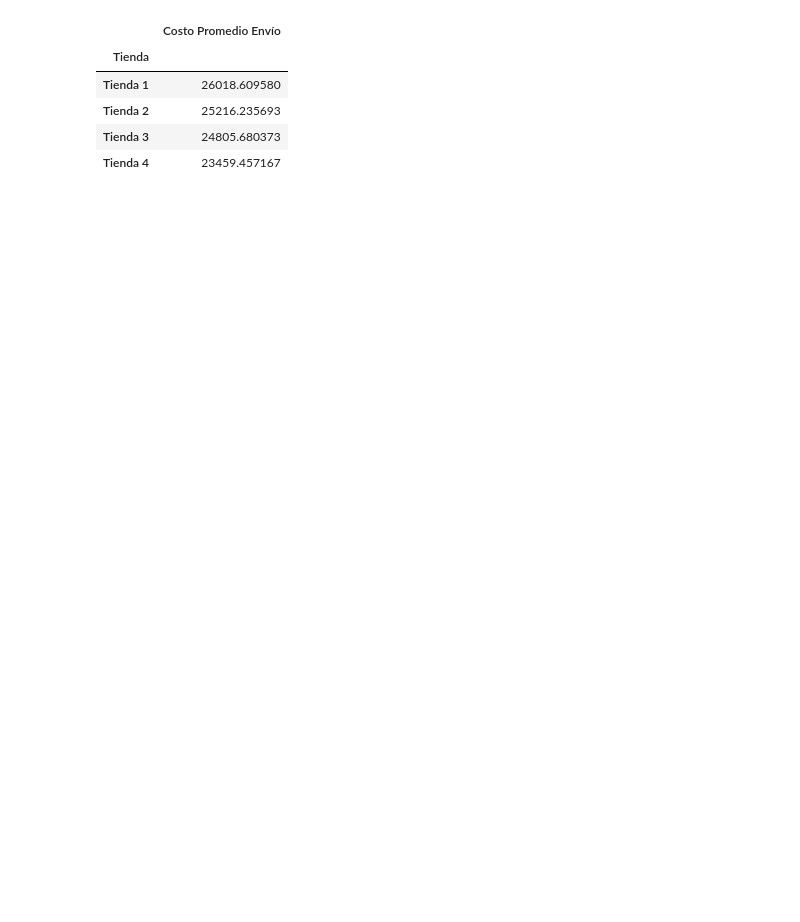
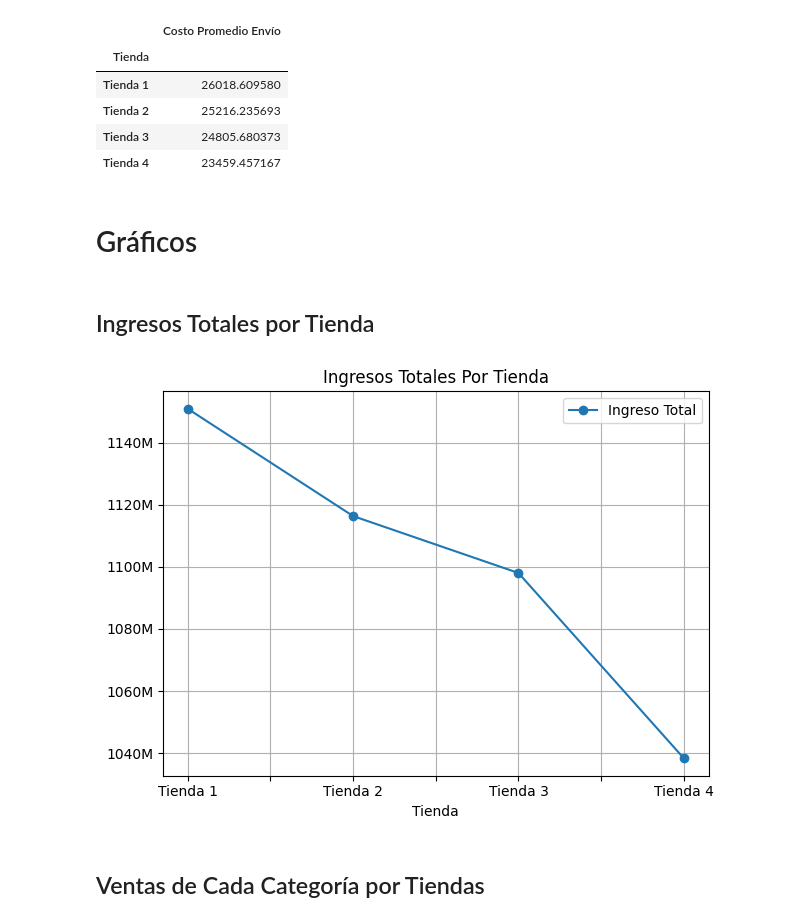
Before and after one commit to CristianRiascos/Alura-DS-Python-Challenge, a Jupyter notebook: Challenge.ipynb, the cells around one changed output. Drawn from its saved outputs; the diff is of its cells as text; code cells hidden in the pictures; blank space fills up the shorter version.

Commit message:
feat: add graphs and final report

```diff
--- a/Challenge.ipynb
+++ b/Challenge.ipynb
@@ -170,3 +160,5 @@ costo_envio_promedio_tiendas
 | Tienda 2 | 25216.235693 |
 | Tienda 3 | 24805.680373 |
 | Tienda 4 | 23459.457167 |
+# %% [markdown]
+# Gráficos
@@ -172,0 +168,18 @@ costo_envio_promedio_tiendas
+# %% [markdown]
+## Ingresos Totales por Tienda
+# %%
+ax = ingresos_totales.plot(
+    title='Ingresos Totales Por Tienda',
+    grid=True,
+    marker='o'
+)
+
+# Format y-axis to show normal numbers with commas
+ax.yaxis.set_major_formatter( FuncFormatter(lambda x, p: f'{x/1e6:.0f}M') )
+
+plt.tight_layout()
+plt.show()
+# %% [output]
+[figure, added]
+# %% [markdown]
+## Ventas de Cada Categoría por Tiendas
```
Also changed, not shown: parts of 64 cells of this notebook.
